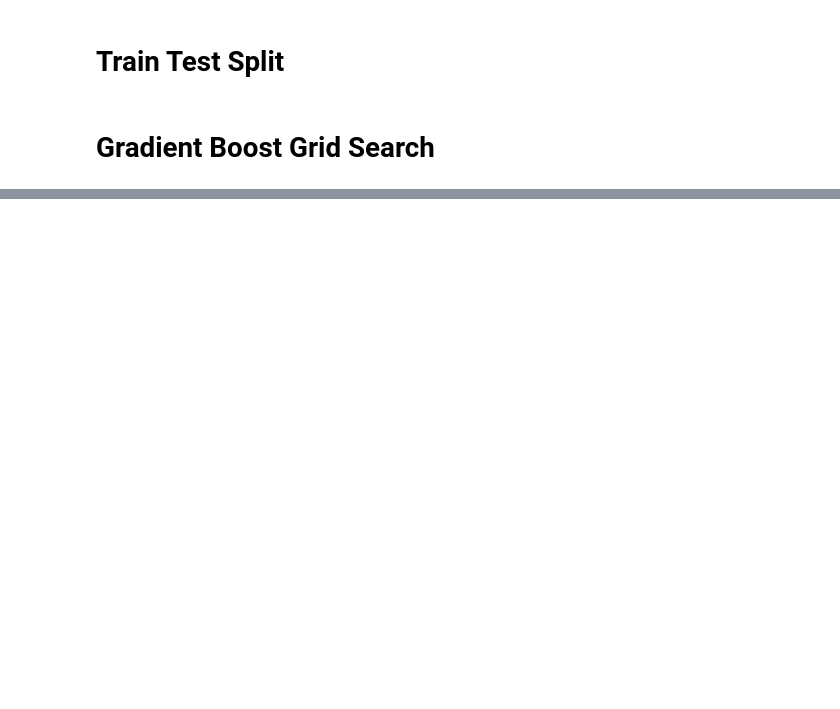
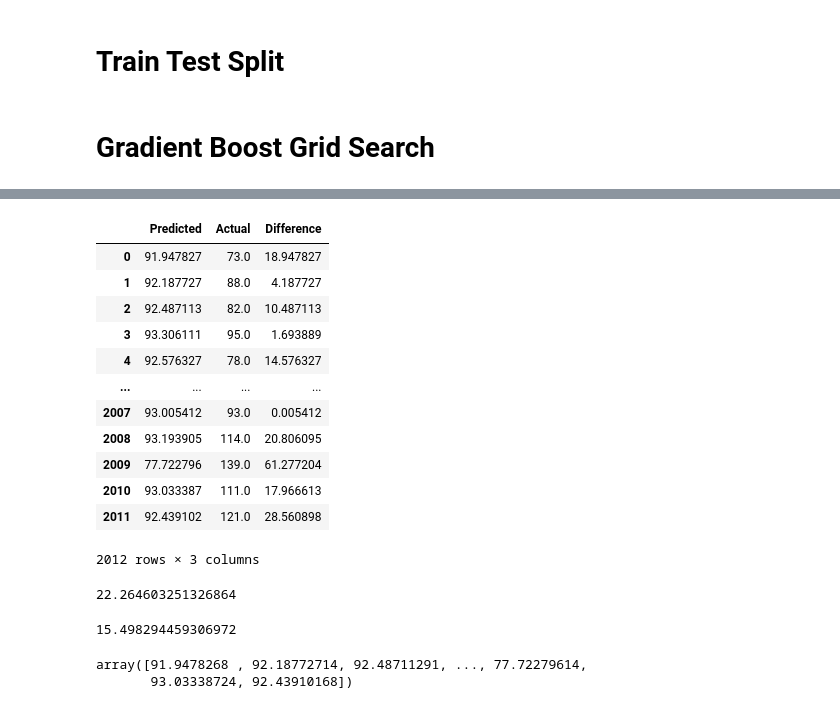
Before and after one commit to MikeAnderson89/Dare_In_Reality_Hackathon, a Jupyter notebook: Notebooks/Gradient Boost.ipynb, the cells around one changed output, grey strips where cells are left out. Drawn from its saved outputs; the diff is of its cells as text; code cells hidden in the pictures; blank space fills up the shorter version.

```diff
--- a/Notebooks/Gradient Boost.ipynb
+++ b/Notebooks/Gradient Boost.ipynb
@@ -63,9 +55,3 @@ joblib.dump(column_transformer, '../Models/Column_Transformer.pkl')
 # %%
 #trans_X = trans_X.toarray()
 y = np.asarray(y)
-# %%
-test_x = trans_X[:1000,]
-test_y = y[:1000,]
-
-trans_X = trans_X[1000:,]
-y = y[1000:,]
@@ -102,7 +84,7 @@ random_grid = {
     "min_samples_leaf": np.linspace(0.1, 0.5, 12),
     "max_depth":[3,5,8,10,12],
     "max_features":["log2","sqrt"],
-    "criterion": ["friedman_mse",  "mae"],
+    "criterion": ["friedman_mse",  "absolute_error"],
     "subsample":[0.5, 0.618, 0.8, 0.85, 0.9, 0.95, 1.0],
     "n_estimators":[10, 20, 30, 40, 50, 60, 70, 80, 90, 100]
     }
@@ -162,2 +107,13 @@ gb = GradientBoostingRegressor(**params)
+# %%
+gb = GradientBoostingRegressor(
+subsample=1.0,
+n_estimators=80,
+min_samples_split=23,
+min_samples_leaf=0.13636363636363638,
+max_features='sqrt',
+max_depth=8,
+loss='huber',
+learning_rate=0.1,
+criterion='absolute_error')
 # %%
 gb.fit(X_train, y_train)
@@ -172,2 +125,37 @@ root_mean_squared_log_error(test_y, predictions_test_x)
+# %%
+results = pd.DataFrame()
+results['Predicted'] = (1 / gb.predict(X_test)) - 1
+results['Actual']= (1 / y_test) - 1
+results['Difference'] = abs(results['Predicted'] - results['Actual'])
+# %%
+results
+# %% [output]
+|  | Predicted | Actual | Difference |
+| 0 | 91.947827 | 73.0 | 18.947827 |
+| 1 | 92.187727 | 88.0 | 4.187727 |
+| 2 | 92.487113 | 82.0 | 10.487113 |
+| 3 | 93.306111 | 95.0 | 1.693889 |
+| 4 | 92.576327 | 78.0 | 14.576327 |
+| ... | ... | ... | ... |
+| 2007 | 93.005412 | 93.0 | 0.005412 |
+| 2008 | 93.193905 | 114.0 | 20.806095 |
+| 2009 | 77.722796 | 139.0 | 61.277204 |
+| 2010 | 93.033387 | 111.0 | 17.966613 |
+| 2011 | 92.439102 | 121.0 | 28.560898 |
+2012 rows × 3 columns
+# %%
+from sklearn.metrics import mean_squared_error
+mean_squared_error(results['Actual'], results['Predicted'], squared=False)
+# %% [output]
+22.264603251326864
+# %%
+results['Difference'].mean()
+# %% [output]
+15.498294459306972
 # %%
 joblib.dump(gb, '../Models/Gradient_Boost_Model.h5')
+# %%
+(1 / gb.predict(X_test)) -1
+# %% [output]
+array([91.9478268 , 92.18772714, 92.48711291, ..., 77.72279614,
+       93.03338724, 92.43910168])
```
Also changed, not shown: parts of 15 cells of this notebook, 16 other files.
